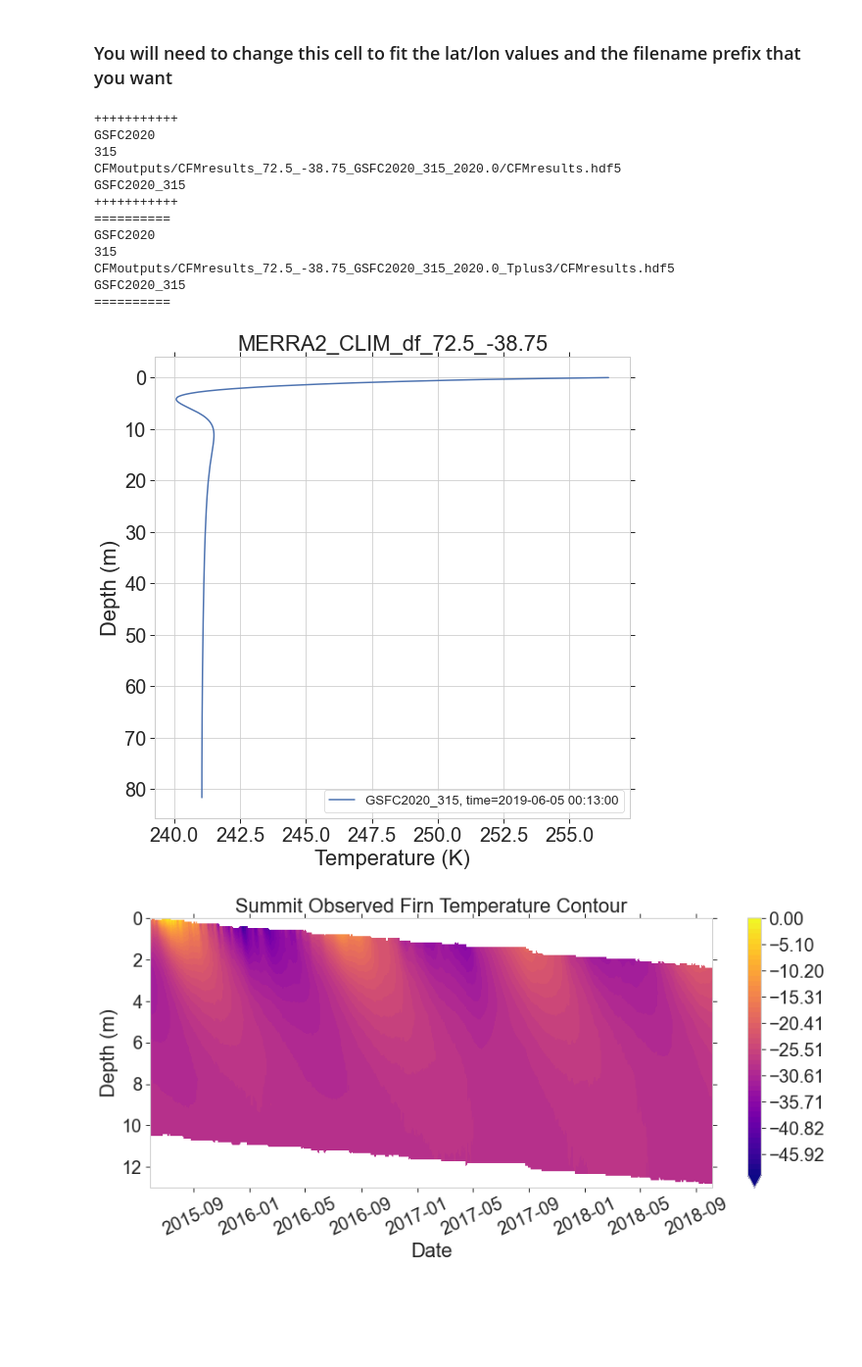
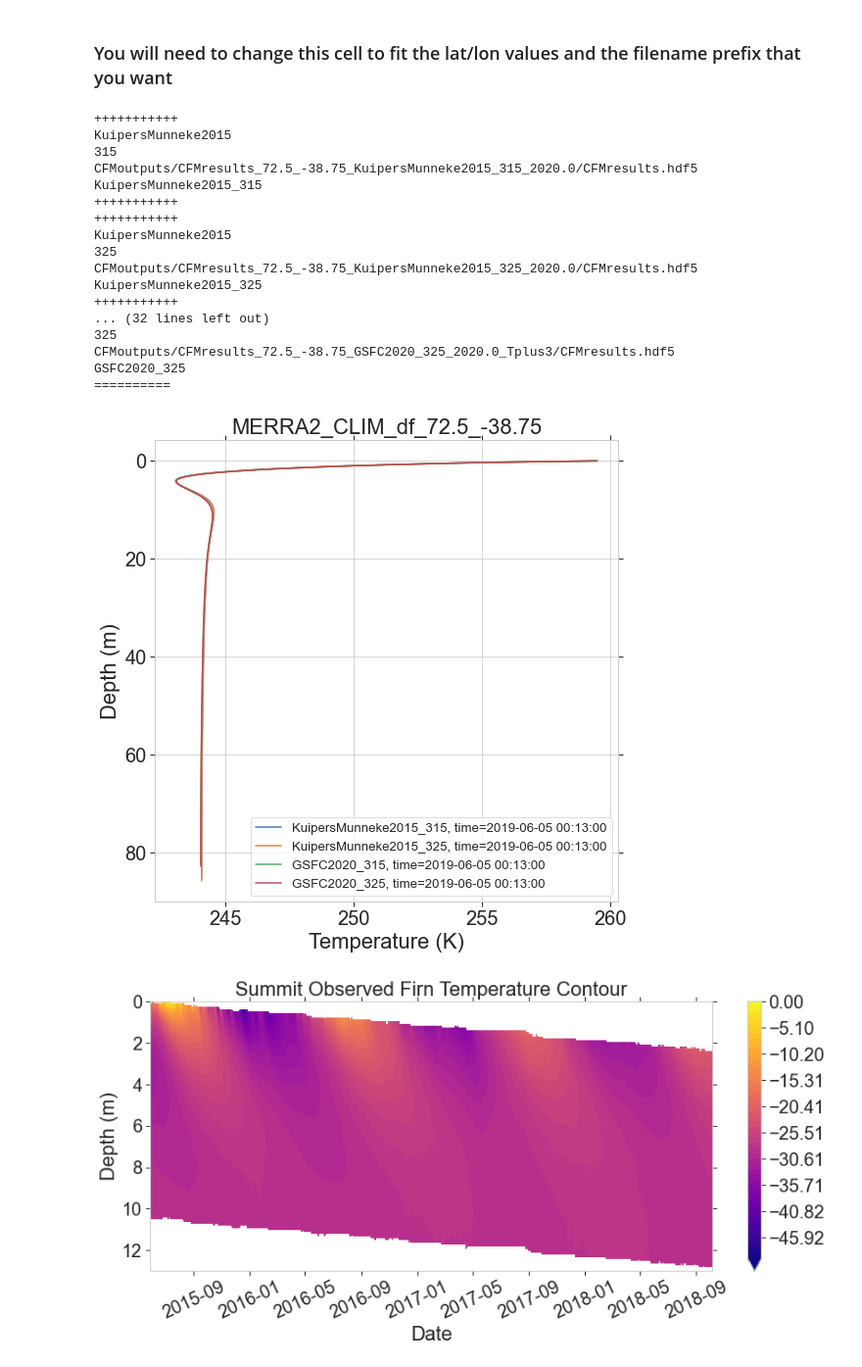
Before and after one commit to maximusjstevens/firncover, a Jupyter notebook: Summit_Model_Temp.ipynb, the cells around one changed output. Shown: that part at 98% size. Saved outputs shown, nothing was run; the diff lists cells and outputs as text; code cells hidden in the pictures; blank space fills up the shorter version.

```diff
--- a/Summit_Model_Temp.ipynb
+++ b/Summit_Model_Temp.ipynb
@@ -172,8 +172,11 @@ df_daily_adjusted['TS'] = df_daily_adjusted['TS'] + t_adjust
         # rvs = [315,325]
 
 ### Regular model output
-fns = ['GSFC2020']
-rvs = ['315']
+# fns = ['GSFC2020']
+fns = ['KuipersMunneke2015','GSFC2020']
+# rvs = ['315']
+rvs = [315,325]
+
 rd = {} #results dictionary
 for physics in fns:
     for rv in rvs:
@@ -232,34 +235,39 @@ y_df_Tplus = rd2[physics_rv]['depth']
 z_df_Tplus = rd2[physics_rv]['temperature']
 # %% [output]
 +++++++++++
-GSFC2020
+KuipersMunneke2015
 315
-CFMoutputs/CFMresults_72.5_-38.75_GSFC2020_315_2020.0/CFMresults.hdf5
-GSFC2020_315
+CFMoutputs/CFMresults_72.5_-38.75_KuipersMunneke2015_315_2020.0/CFMresults.hdf5
+KuipersMunneke2015_315
 +++++++++++
++++++++++++
+KuipersMunneke2015
+325
+CFMoutputs/CFMresults_72.5_-38.75_KuipersMunneke2015_325_2020.0/CFMresults.hdf5
+KuipersMunneke2015_325
++++++++++++
+... (32 lines left out)
+325
+CFMoutputs/CFMresults_72.5_-38.75_GSFC2020_325_2020.0_Tplus3/CFMresults.hdf5
+GSFC2020_325
 ==========
-GSFC2020
-315
-CFMoutputs/CFMresults_72.5_-38.75_GSFC2020_315_2020.0_Tplus3/CFMresults.hdf5
-GSFC2020_315
-==========
 # %%
 # Plot temperature with depth
 f1,a1=plt.subplots(figsize=(8,8))
-for physics_rv in rd.keys():
-    rd[physics_rv]['Datetime'] = pd.to_datetime([decyeartodatetime(iii) for iii in rd[physics_rv]['model_time']])
+for physics_rv in rd2.keys():
+    rd2[physics_rv]['Datetime'] = pd.to_datetime([decyeartodatetime(iii) for iii in rd2[physics_rv]['model_time']])
     itime = np.where(rd['GSFC2020_315']['Datetime']>='2019-06')[0][0]
-    a1.plot(rd[physics_rv]['temperature'][itime,:],rd[physics_rv]['depth'][itime,:],label=f'{physics_rv}, time={rd[physics_rv]["Datetime"][itime]}')
+    a1.plot(rd2[physics_rv]['temperature'][itime,:],rd2[physics_rv]['depth'][itime,:],label=f'{physics_rv}, time={rd2[physics_rv]["Datetime"][itime]}')
 a1.invert_yaxis()
 a1.legend()
 a1.set_xlabel('Temperature (K)')
 a1.set_ylabel('Depth (m)')
 a1.set_title(f'{data_source}_{lat_val}_{lon_val}')
 
-figfilename = f'{data_source}_{lat_val}_{lon_val}_Temp_Depth.png'
+figfilename = f'Tplus{t_adjust}_{data_source}_{lat_val}_{lon_val}_Temp_Depth.png'
 f1.savefig(figfilename)
 # %% [output]
-[figure, old version]
+[figure, new version]
 # %%
 #Using the observed Summit firn temperature data
 
```
Also changed, not shown: parts of 13 cells of this notebook.
